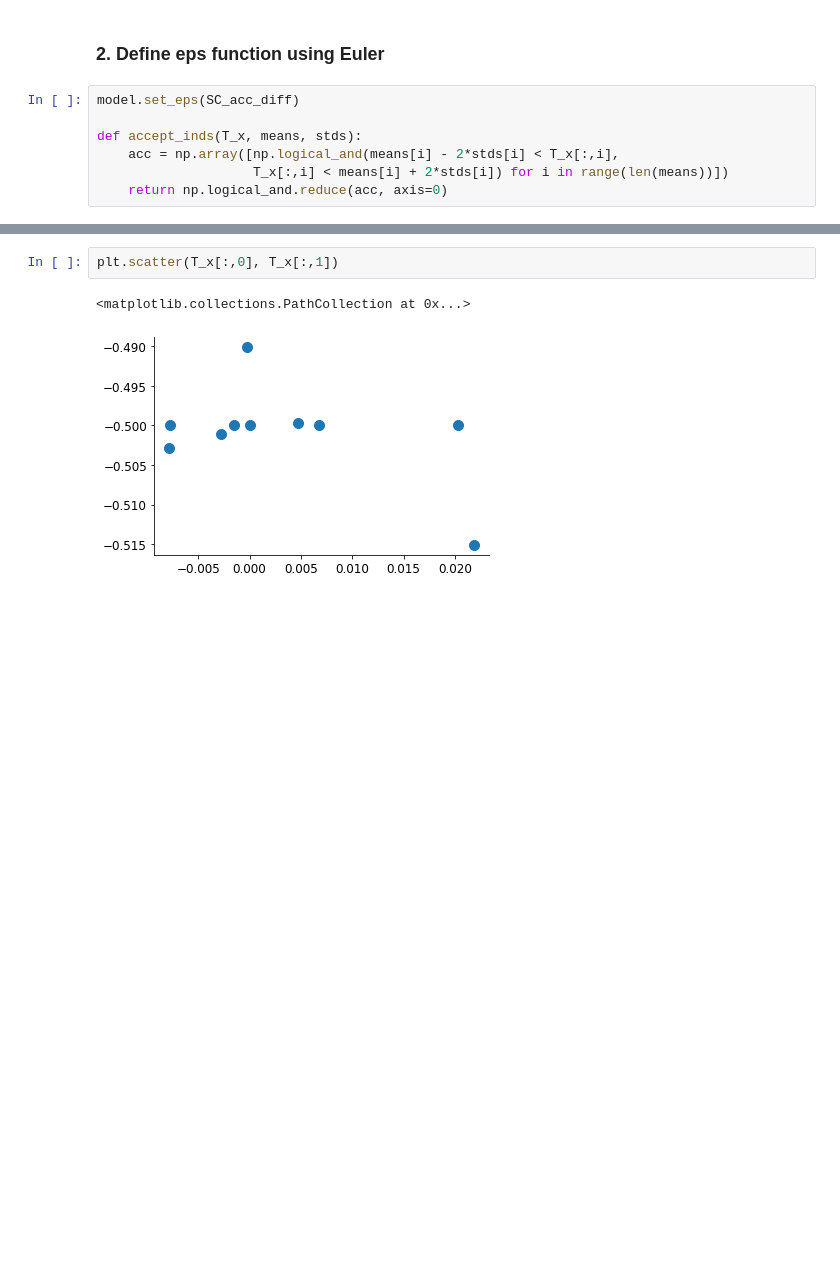
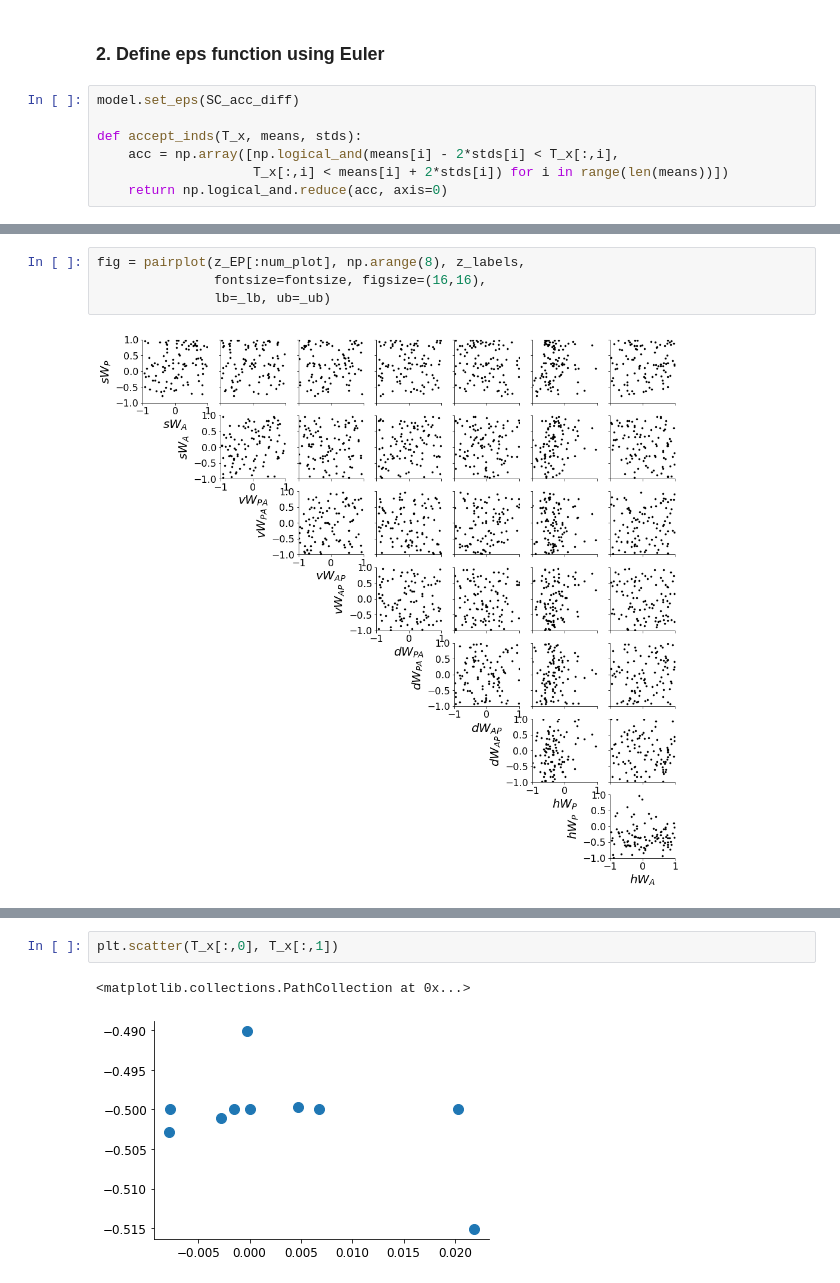
Before and after one commit to cunningham-lab/epi, a Jupyter notebook: notebooks/SC_Circuit/SC_opto_ABC.ipynb, the cells around one changed output, grey strips where cells are left out. Saved outputs shown, nothing was run; the diff lists cells and outputs as text; blank space fills up the shorter version.

```diff
--- a/notebooks/SC_Circuit/SC_opto_ABC.ipynb
+++ b/notebooks/SC_Circuit/SC_opto_ABC.ipynb
@@ -115,3 +126,9 @@ fig = pairplot(z[:num_plot], np.arange(8), z_labels,
+# %%
+fig = pairplot(z_EP[:num_plot], np.arange(8), z_labels,
+               fontsize=fontsize, figsize=(16,16),
+               lb=_lb, ub=_ub)
+# %% [output]
+[figure, added]
 # %%
 p = SC_acc(*unwrap(z)).numpy()
 
```
Also changed, not shown: parts of 9 cells of this notebook, 27 other files.
